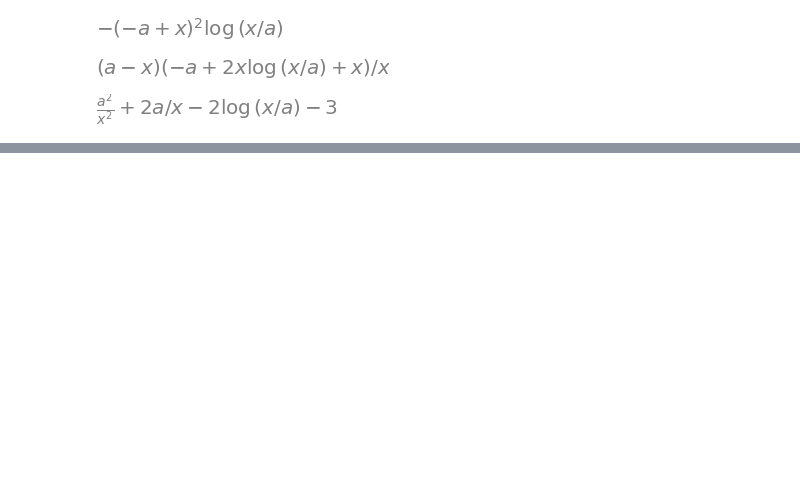
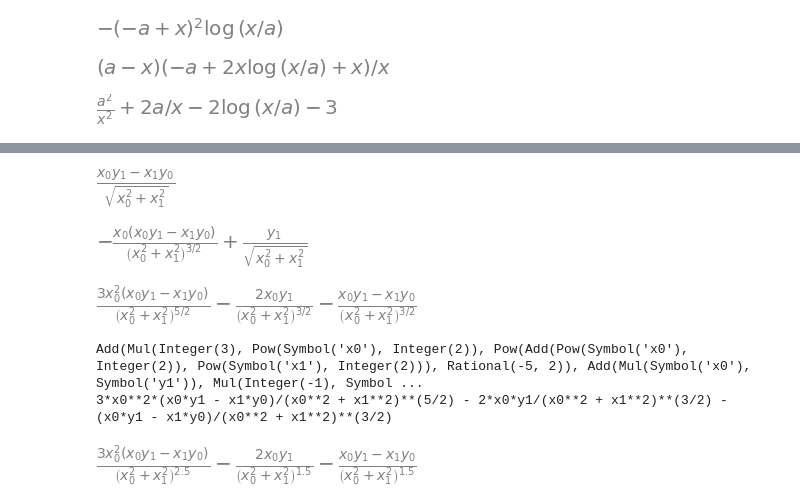
Before and after one commit to BillXu2000/collision_toy, a Jupyter notebook: test.ipynb, the cells around one changed output, grey strips where cells are left out. Drawn from its saved outputs; the diff is of its cells as text; code cells hidden in the pictures; blank space fills up the shorter version.

```diff
--- a/test.ipynb
+++ b/test.ipynb
@@ -28,0 +44,18 @@ b2_d
+# %%
+x0, x1, y0, y1 = symbols('x0 x1 y0 y1')
+f = (x0 * y1 - x1 * y0) / sqrt((x0**2 + x1**2))
+display(f)
+display(f.diff(x0))
+fdd = f.diff(x0).diff(x0)
+display(fdd)
+print(srepr(fdd))
+tmp = eval(str(fdd))
+print(str(fdd))
+display(tmp)
+# %% [output]
+[figure, added]
+[figure, added]
+[figure, added]
+Add(Mul(Integer(3), Pow(Symbol('x0'), Integer(2)), Pow(Add(Pow(Symbol('x0'), Integer(2)), Pow(Symbol('x1'), Integer(2))), Rational(-5, 2)), Add(Mul(Symbol('x0'), Symbol('y1')), Mul(Integer(-1), Symbol ...
+3*x0**2*(x0*y1 - x1*y0)/(x0**2 + x1**2)**(5/2) - 2*x0*y1/(x0**2 + x1**2)**(3/2) - (x0*y1 - x1*y0)/(x0**2 + x1**2)**(3/2)
+[figure, added]
```
Also changed, not shown: parts of 6 cells of this notebook, 8 other files.
